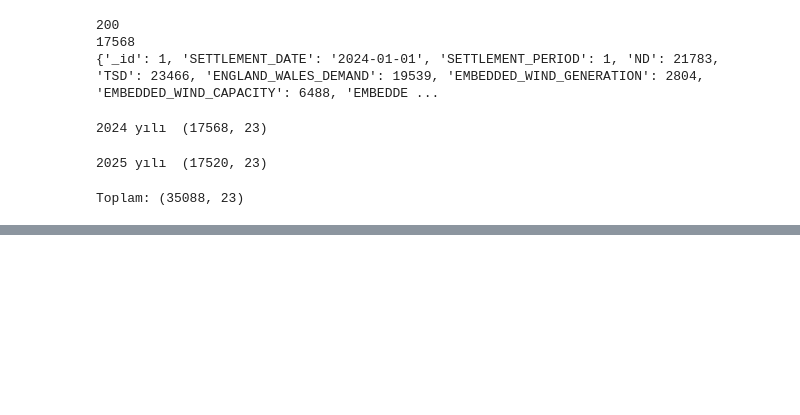
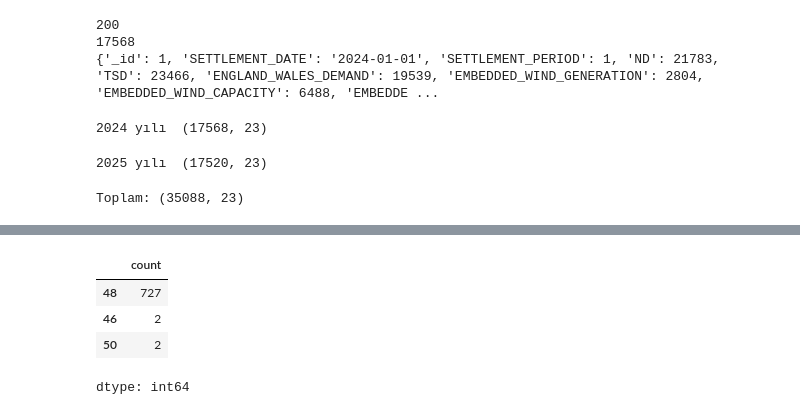
Before and after one commit to europecodingschool/ECS---VB---YZ---08.26, a Jupyter notebook: VB_YZ_Ders_20_.ipynb, the cells around one changed output, grey strips where cells are left out. Drawn from its saved outputs; the diff is of its cells as text; code cells hidden in the pictures; blank space fills up the shorter version.

```diff
--- a/VB_YZ_Ders_20_.ipynb
+++ b/VB_YZ_Ders_20_.ipynb
@@ -47,0 +91,9 @@ Toplam: (35088, 23)
+# %%
+dilim_sayisi = talep.groupby("SETTLEMENT_DATE").size() # kaç satır var onu sayacak. tarihlerin aralığına bakıyoruz.
+dilim_sayisi.value_counts()
+# %% [output]
+|  | count |
+| 48 | 727 |
+| 46 | 2 |
+| 50 | 2 |
+dtype: int64
```
Also changed, not shown: parts of 9 cells of this notebook.
